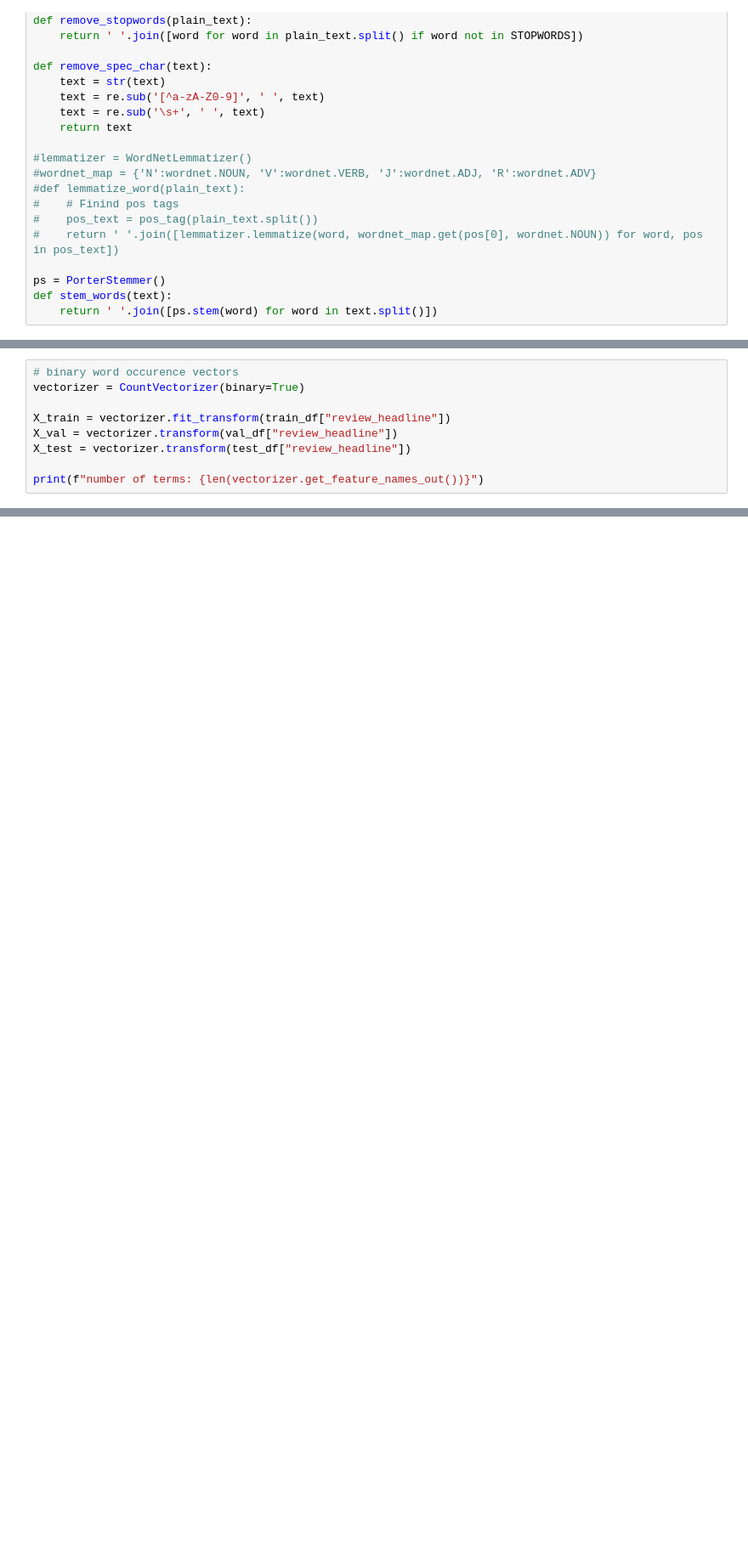
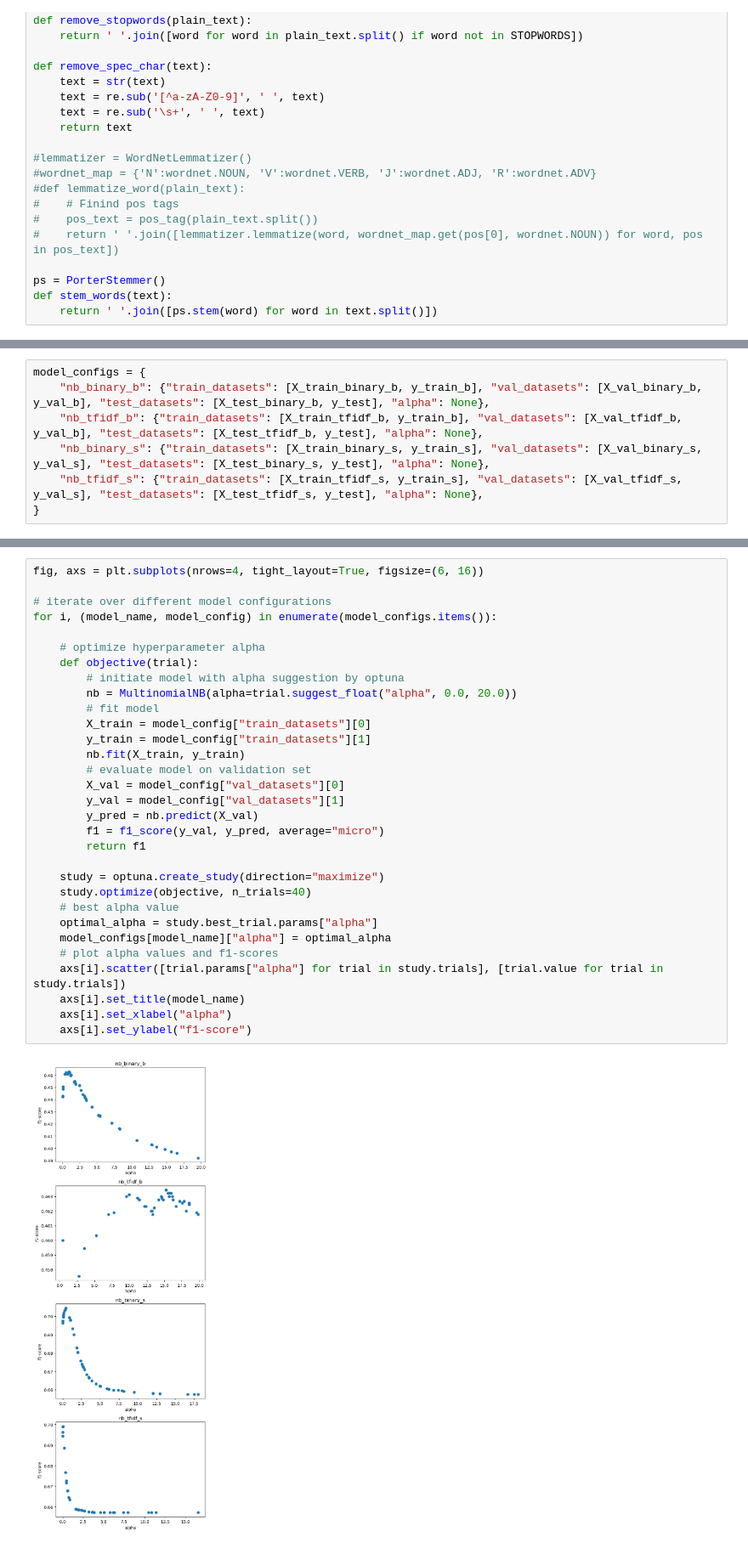
Before and after one commit to felix-datascience/amazon_sentiment_analysis, a Jupyter notebook: naive_bayes.ipynb, the cells around one changed output, grey strips where cells are left out. Shown at 85% size. Drawn from its saved outputs; the diff is of its cells as text; blank space fills up the shorter version.

Commit message:
Include tf-idf vectors and hyperparameter optimization

```diff
--- a/naive_bayes.ipynb
+++ b/naive_bayes.ipynb
@@ -156,9 +187,0 @@ y_test_stars = test_df["star_rating"].values
-# %%
-# binary word occurence vectors
-vectorizer = CountVectorizer(binary=True)
-
-X_train = vectorizer.fit_transform(train_df["review_headline"])
-X_val = vectorizer.transform(val_df["review_headline"])
-X_test = vectorizer.transform(test_df["review_headline"])
-
-print(f"number of terms: {len(vectorizer.get_feature_names_out())}")
@@ -298,0 +235,7 @@ weighted avg       0.61      0.66      0.61    534081
+# %%
+model_configs = {
+    "nb_binary_b": {"train_datasets": [X_train_binary_b, y_train_b], "val_datasets": [X_val_binary_b, y_val_b], "test_datasets": [X_test_binary_b, y_test], "alpha": None},
+    "nb_tfidf_b": {"train_datasets": [X_train_tfidf_b, y_train_b], "val_datasets": [X_val_tfidf_b, y_val_b], "test_datasets": [X_test_tfidf_b, y_test], "alpha": None},
+    "nb_binary_s": {"train_datasets": [X_train_binary_s, y_train_s], "val_datasets": [X_val_binary_s, y_val_s], "test_datasets": [X_test_binary_s, y_test], "alpha": None},
+    "nb_tfidf_s": {"train_datasets": [X_train_tfidf_s, y_train_s], "val_datasets": [X_val_tfidf_s, y_val_s], "test_datasets": [X_test_tfidf_s, y_test], "alpha": None},
+}
@@ -298,0 +244,33 @@ weighted avg       0.61      0.66      0.61    534081
+# %%
+fig, axs = plt.subplots(nrows=4, tight_layout=True, figsize=(6, 16))
+
+# iterate over different model configurations
+for i, (model_name, model_config) in enumerate(model_configs.items()):
+
+    # optimize hyperparameter alpha
+    def objective(trial):
+        # initiate model with alpha suggestion by optuna
+        nb = MultinomialNB(alpha=trial.suggest_float("alpha", 0.0, 20.0))
+        # fit model
+        X_train = model_config["train_datasets"][0]
+        y_train = model_config["train_datasets"][1]
+        nb.fit(X_train, y_train)
+        # evaluate model on validation set
+        X_val = model_config["val_datasets"][0]
+        y_val = model_config["val_datasets"][1]
+        y_pred = nb.predict(X_val)
+        f1 = f1_score(y_val, y_pred, average="micro")
+        return f1
+
+    study = optuna.create_study(direction="maximize")
+    study.optimize(objective, n_trials=40)
+    # best alpha value
+    optimal_alpha = study.best_trial.params["alpha"]
+    model_configs[model_name]["alpha"] = optimal_alpha
+    # plot alpha values and f1-scores
+    axs[i].scatter([trial.params["alpha"] for trial in study.trials], [trial.value for trial in study.trials])
+    axs[i].set_title(model_name)
+    axs[i].set_xlabel("alpha")
+    axs[i].set_ylabel("f1-score")
+# %% [output]
+[figure, added]
```
Also changed, not shown: parts of 30 cells of this notebook.
